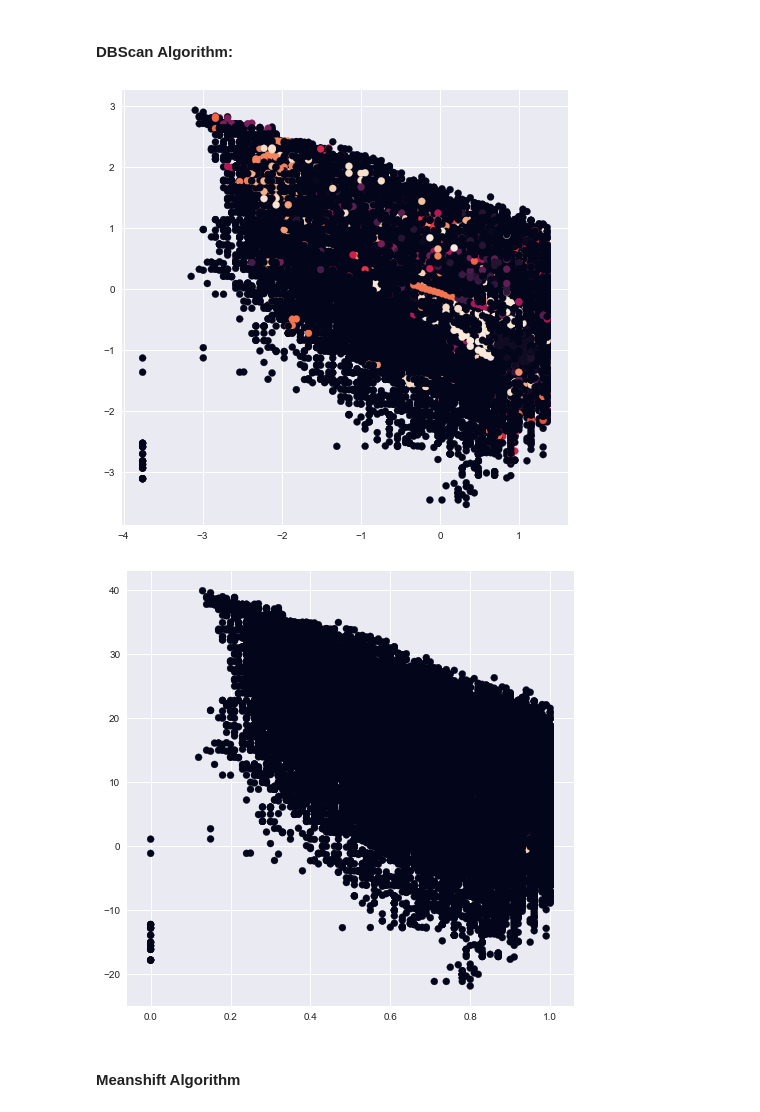
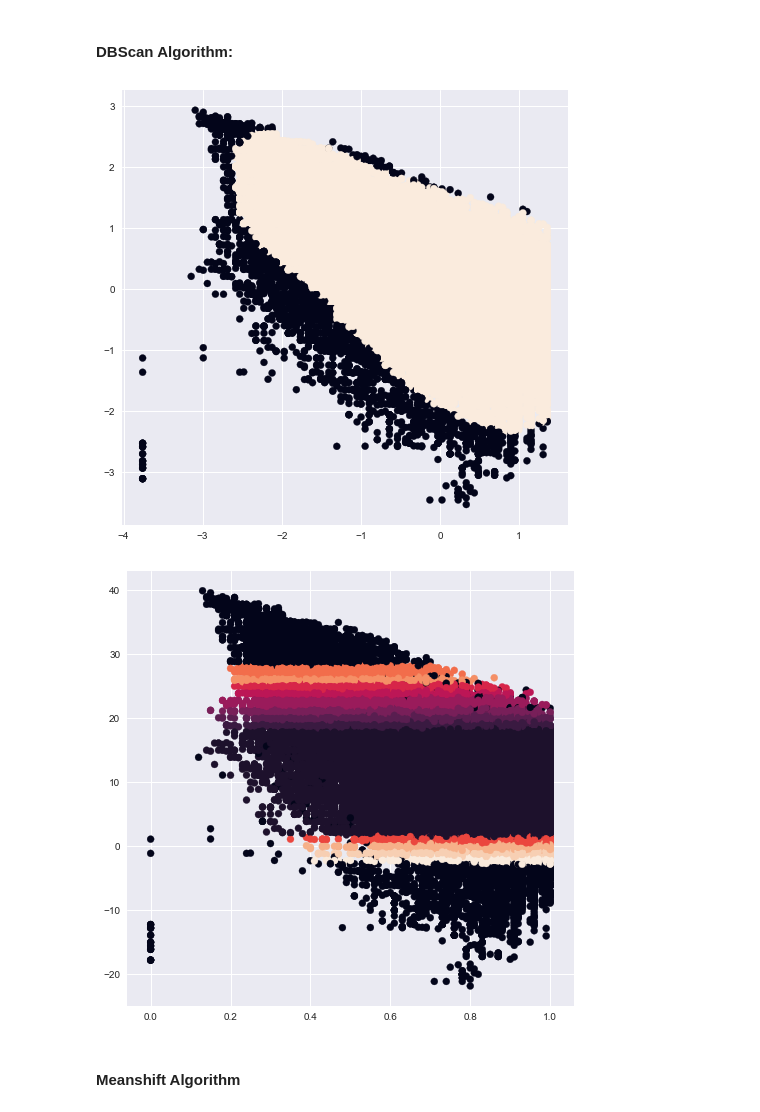
Before and after one commit to stoneloe/Big-Data-Systems-and-Intelligence-Analytics, a Jupyter notebook: Clustering & Regression/INFO7390 Assignment2.ipynb, the cells around one changed output. Cells and saved outputs as stored; diff of their text form; code cells hidden in the pictures.

```diff
--- a/Clustering & Regression/INFO7390 Assignment2.ipynb
+++ b/Clustering & Regression/INFO7390 Assignment2.ipynb
@@ -85,8 +85,9 @@ scaler_df.head()
 # %%
 from pylab import rcParams
 rcParams['figure.figsize'] = 8, 8
-km = cluster.KMeans(n_clusters = 2)
-pred_km = km.fit_predict(scaler_df)
+km = cluster.KMeans(n_clusters = 4)
+scaler_df_C = scaler_df.iloc[:,[0,1]]
+pred_km = km.fit_predict(scaler_df_C)
 plt.scatter(scaler_df.iloc[:,1], scaler_df.iloc[:,0], c= pred_km)
 plt.show()
 # %% [output]
@@ -100,18 +102,18 @@ plt.show()
 # %% [markdown]
 #### DBScan Algorithm:
 # %%
-db = cluster.DBSCAN(eps=0.3)
-pred_db = db.fit_predict(scaler_df)
+db = cluster.DBSCAN(eps=0.3,min_samples=1000)
+pred_db = db.fit_predict(scaler_df_C)
 plt.scatter(scaler_df.iloc[:,1], scaler_df.iloc[:,0], c= pred_db)
 plt.show()
 # %% [output]
-[figure, old version]
+[figure, new version]
 # %%
-pred_db_D = db.fit_predict(D)
+pred_db_D = db.fit_predict(D_C)
 plt.scatter(D.iloc[:,1], D.iloc[:,0], c= pred_db_D)
 plt.show()
 # %% [output]
-[figure, old version]
+[figure, new version]
 # %% [markdown]
 #### Meanshift Algorithm
 # %%
```
Also changed, not shown: parts of 11 cells of this notebook.
